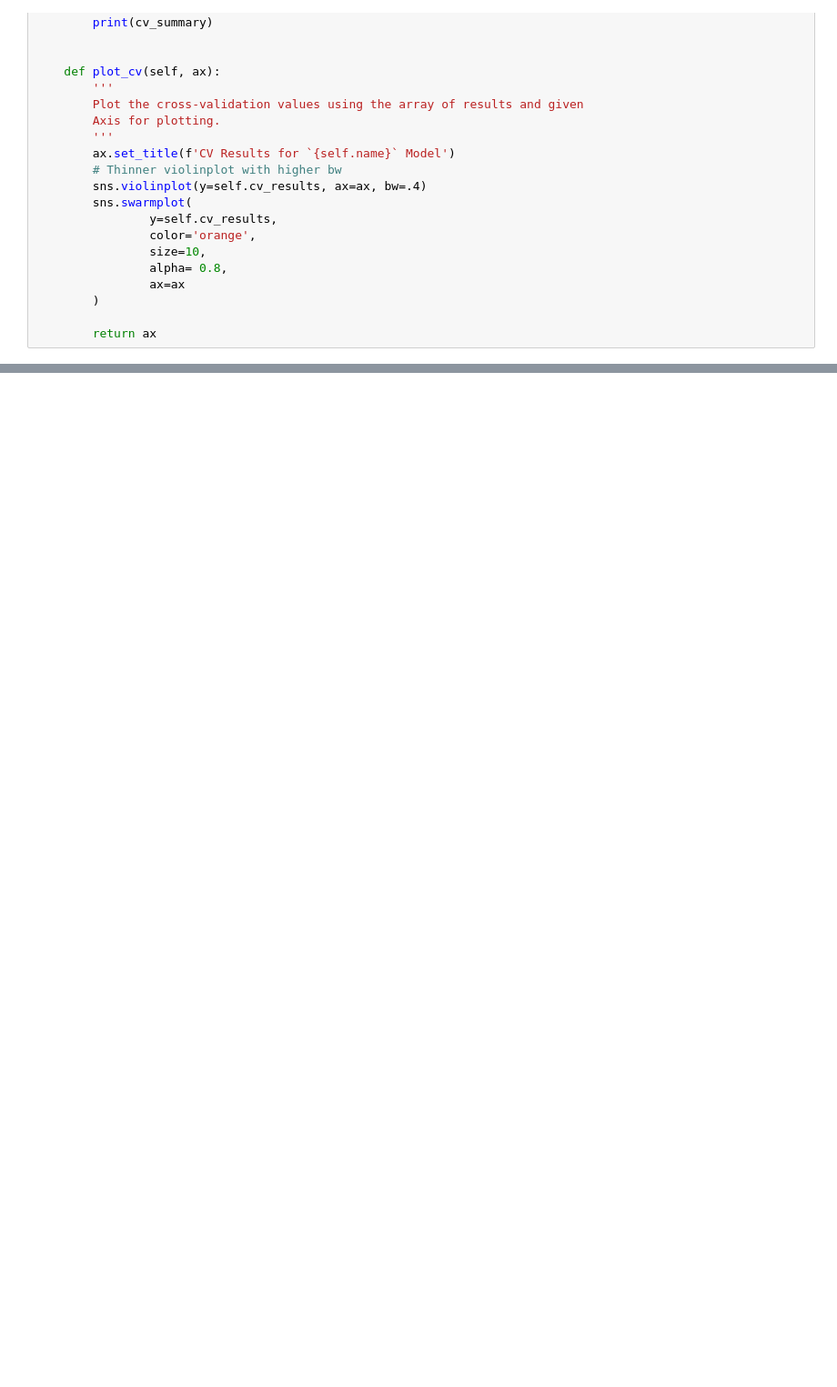
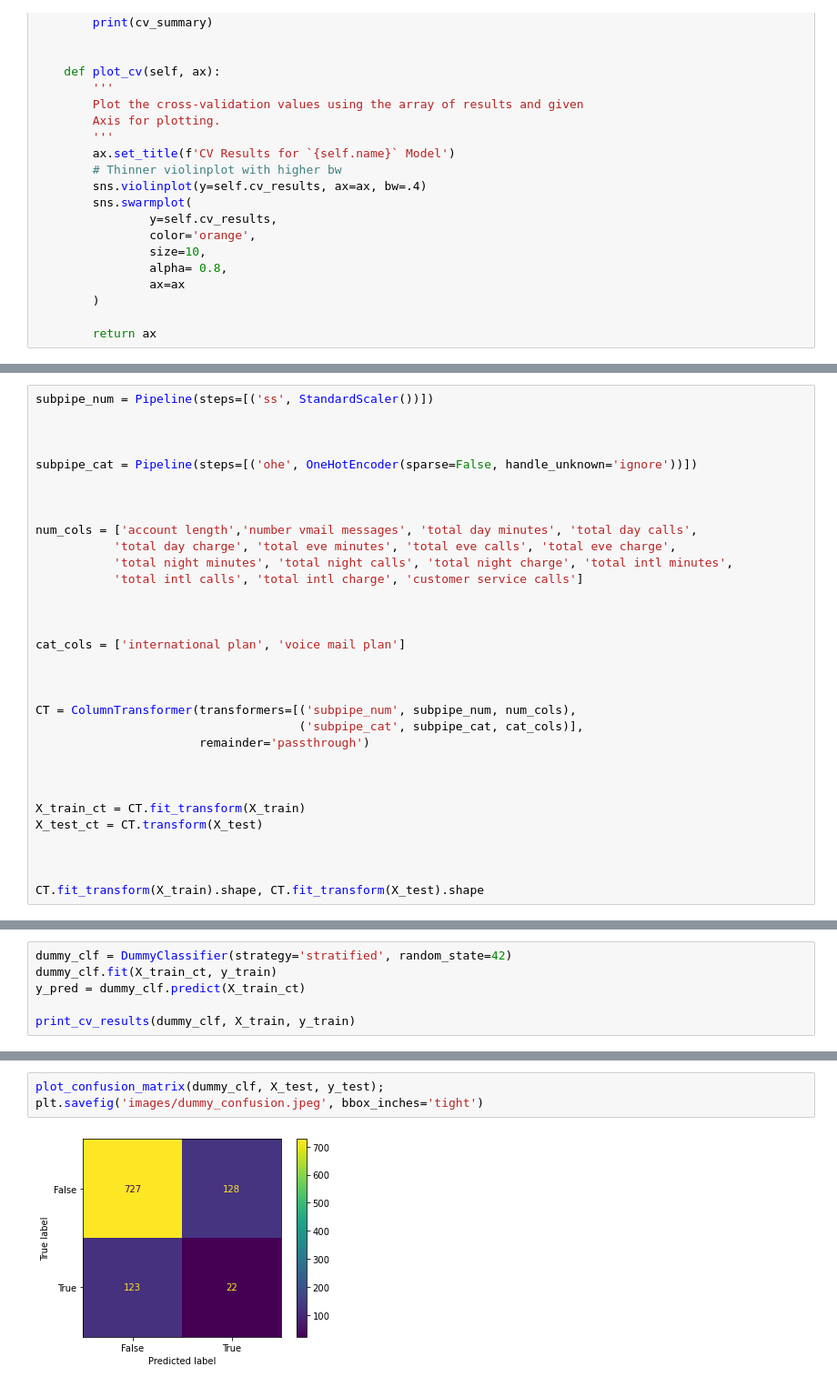
Before and after one commit to ImMaxRoss/predicting_churn, a Jupyter notebook: predicting_churn_analysis.ipynb, the cells around one changed output, grey strips where cells are left out. Shown at 91% size. Cells and saved outputs as stored; diff of their text form; blank space fills up the shorter version.

```diff
--- a/predicting_churn_analysis.ipynb
+++ b/predicting_churn_analysis.ipynb
@@ -368,0 +155,32 @@ CV Results for `tree_pipe` model:
+# %%
+subpipe_num = Pipeline(steps=[('ss', StandardScaler())])
+
+
+
+subpipe_cat = Pipeline(steps=[('ohe', OneHotEncoder(sparse=False, handle_unknown='ignore'))])
+
+
+
+num_cols = ['account length','number vmail messages', 'total day minutes', 'total day calls',
+           'total day charge', 'total eve minutes', 'total eve calls', 'total eve charge',
+           'total night minutes', 'total night calls', 'total night charge', 'total intl minutes',
+           'total intl calls', 'total intl charge', 'customer service calls']
+
+
+
+cat_cols = ['international plan', 'voice mail plan']
+
+
+
+CT = ColumnTransformer(transformers=[('subpipe_num', subpipe_num, num_cols),
+                                     ('subpipe_cat', subpipe_cat, cat_cols)],
+                       remainder='passthrough')
+
+
+
+X_train_ct = CT.fit_transform(X_train)
+X_test_ct = CT.transform(X_test)
+
+
+
+CT.fit_transform(X_train).shape, CT.fit_transform(X_test).shape
@@ -368,0 +193,6 @@ CV Results for `tree_pipe` model:
+# %%
+dummy_clf = DummyClassifier(strategy='stratified', random_state=42)
+dummy_clf.fit(X_train_ct, y_train)
+y_pred = dummy_clf.predict(X_train_ct)
+
+print_cv_results(dummy_clf, X_train, y_train)
@@ -368,0 +721,5 @@ CV Results for `tree_pipe` model:
+# %%
+plot_confusion_matrix(dummy_clf, X_test, y_test);
+plt.savefig('images/dummy_confusion.jpeg', bbox_inches='tight')
+# %% [output]
+[figure, added]
```
Also changed, not shown: parts of 123 cells of this notebook, 8 other files.
